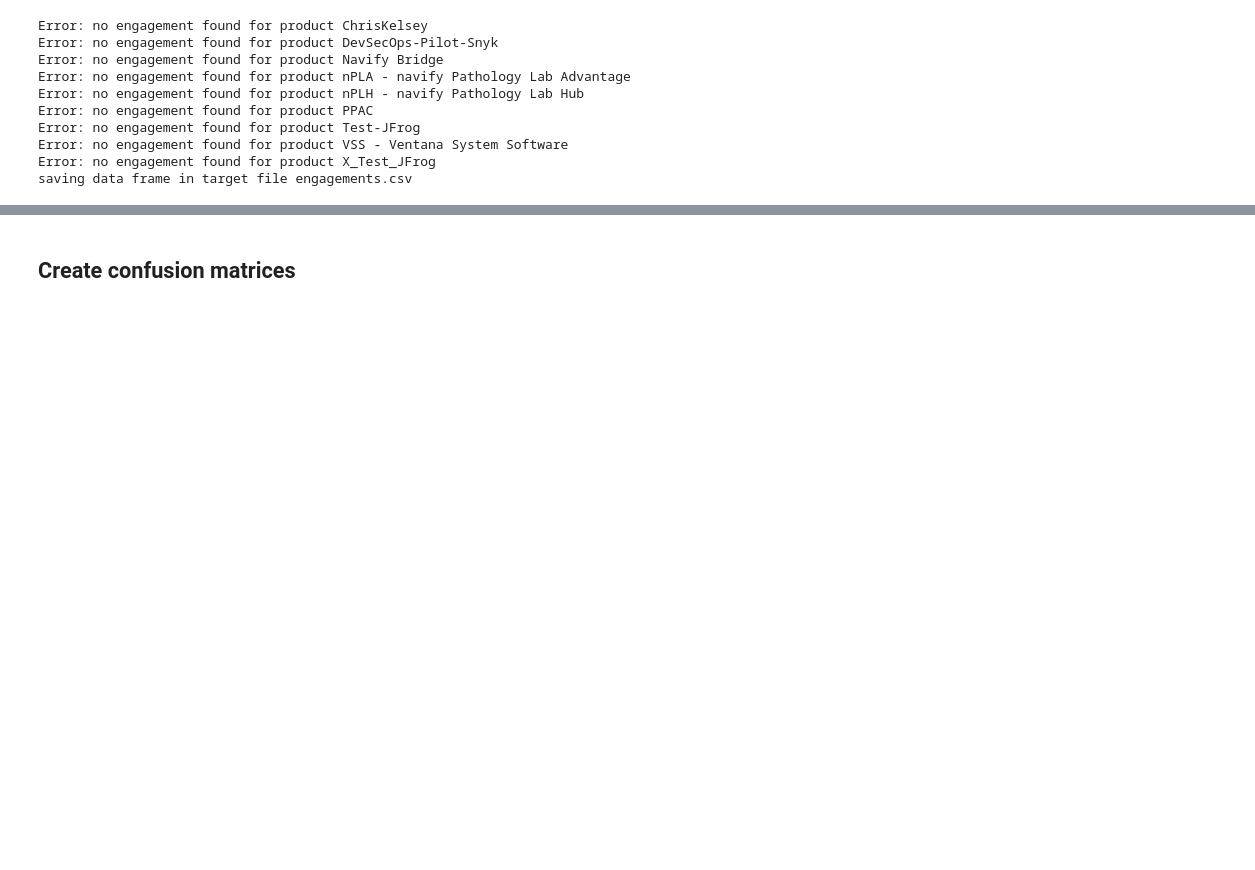
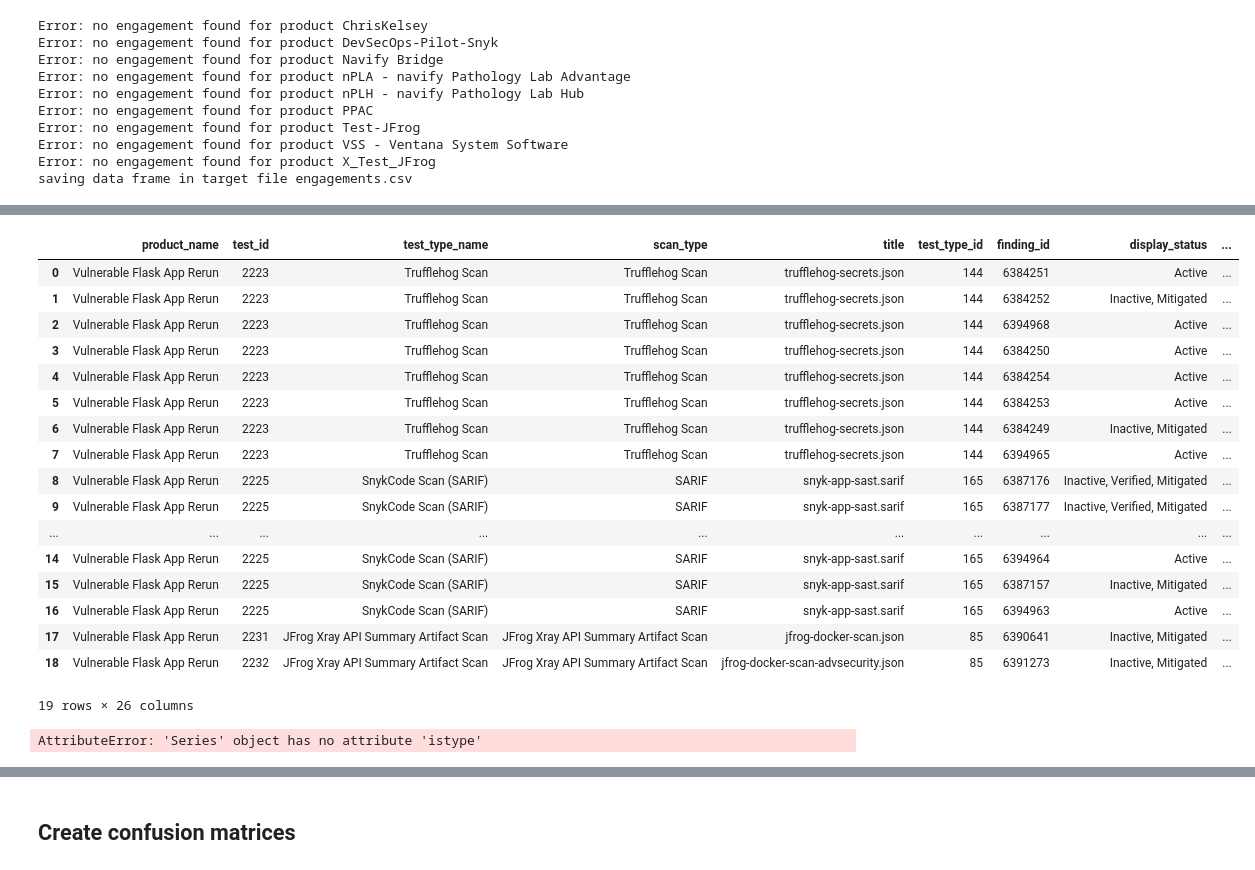
Before and after one commit to markb77/data_analysis, a Jupyter notebook: notebooks/VulnerabilityAnalyis.ipynb, the cells around one changed output, grey strips where cells are left out. Cells and saved outputs as stored; diff of their text form; code cells hidden in the pictures; blank space fills up the shorter version.

```diff
--- a/notebooks/VulnerabilityAnalyis.ipynb
+++ b/notebooks/VulnerabilityAnalyis.ipynb
@@ -255,0 +314,7 @@ saving data frame in target file engagements.csv
+# %%
+engagement_agg_df = pd.read_csv('engagements.csv')
+tests_agg_df = pd.read_csv('tests.csv')
+findings_agg_df = pd.read_csv('findings.csv')
+
+# type conversions
+findings_agg_df['line'] = pd.to_numeric(findings_agg_df['line'], errors='coerce').astype(pd.Int32Dtype())
@@ -301,0 +574,51 @@ test_df = engagement_test_df[cols]
+# %%
+# create engagement data frame for product
+ind_mask = engagement_agg_df['product_name'] == 'Vulnerable Flask App Rerun'
+eng_df = engagement_agg_df[ind_mask]
+
+# create engagement test data frame for product
+eng_test_df = pd.merge(eng_df, tests_agg_df, on='engagement_id', how='inner')
+
+# filter findings for secrets, tokens and credentials
+words_list = ['secret', 'token', 'credential', 'hash']
+pattern = '|'.join(words_list)
+findings_df = findings_agg_df.copy()
+ind_mask = findings_df['finding_title'].str.contains(pattern, regex=True, flags=re.IGNORECASE)
+findings_df = findings_df[ind_mask]
+
+# create engaagement_test_finding data frame
+eng_test_finding_df = pd.merge(eng_test_df, findings_df, on='test_id', how='inner')
+
+
+# drop columns that are not needed
+cols = ['product_name', 'test_id', 'test_type_name', 'scan_type', 'title', 'test_type_id', 'finding_id',
+        'display_status', 'finding_title', 'cwe', 'cvssv3', 'cvssv3_score', 'url', 'severity', 'description',
+        'verified', 'false_p', 'duplicate', 'out_of_scope', 'numerical_severity', 'hash_code', 'line', 'file_path',  'scanner_confidence',
+        'unique_id_from_tool', 'vuln_id_from_tool']
+eng_test_finding_df = eng_test_finding_df[cols]
+
+#
+eng_test_finding_df
+# %% [output]
+|  | product_name | test_id | test_type_name | scan_type | title | test_type_id | finding_id | display_status | ... |
+| 0 | Vulnerable Flask App Rerun | 2223 | Trufflehog Scan | Trufflehog Scan | trufflehog-secrets.json | 144 | 6384251 | Active | ... |
+| 1 | Vulnerable Flask App Rerun | 2223 | Trufflehog Scan | Trufflehog Scan | trufflehog-secrets.json | 144 | 6384252 | Inactive, Mitigated | ... |
+| 2 | Vulnerable Flask App Rerun | 2223 | Trufflehog Scan | Trufflehog Scan | trufflehog-secrets.json | 144 | 6394968 | Active | ... |
+| 3 | Vulnerable Flask App Rerun | 2223 | Trufflehog Scan | Trufflehog Scan | trufflehog-secrets.json | 144 | 6384250 | Active | ... |
+| 4 | Vulnerable Flask App Rerun | 2223 | Trufflehog Scan | Trufflehog Scan | trufflehog-secrets.json | 144 | 6384254 | Active | ... |
+| 5 | Vulnerable Flask App Rerun | 2223 | Trufflehog Scan | Trufflehog Scan | trufflehog-secrets.json | 144 | 6384253 | Active | ... |
+| 6 | Vulnerable Flask App Rerun | 2223 | Trufflehog Scan | Trufflehog Scan | trufflehog-secrets.json | 144 | 6384249 | Inactive, Mitigated | ... |
+| 7 | Vulnerable Flask App Rerun | 2223 | Trufflehog Scan | Trufflehog Scan | trufflehog-secrets.json | 144 | 6394965 | Active | ... |
+| 8 | Vulnerable Flask App Rerun | 2225 | SnykCode Scan (SARIF) | SARIF | snyk-app-sast.sarif | 165 | 6387176 | Inactive, Verified, Mitigated | ... |
+| 9 | Vulnerable Flask App Rerun | 2225 | SnykCode Scan (SARIF) | SARIF | snyk-app-sast.sarif | 165 | 6387177 | Inactive, Verified, Mitigated | ... |
+| ... | ... | ... | ... | ... | ... | ... | ... | ... | ... |
+| 14 | Vulnerable Flask App Rerun | 2225 | SnykCode Scan (SARIF) | SARIF | snyk-app-sast.sarif | 165 | 6394964 | Active | ... |
+| 15 | Vulnerable Flask App Rerun | 2225 | SnykCode Scan (SARIF) | SARIF | snyk-app-sast.sarif | 165 | 6387157 | Inactive, Mitigated | ... |
+| 16 | Vulnerable Flask App Rerun | 2225 | SnykCode Scan (SARIF) | SARIF | snyk-app-sast.sarif | 165 | 6394963 | Active | ... |
+| 17 | Vulnerable Flask App Rerun | 2231 | JFrog Xray API Summary Artifact Scan | JFrog Xray API Summary Artifact Scan | jfrog-docker-scan.json | 85 | 6390641 | Inactive, Mitigated | ... |
+| 18 | Vulnerable Flask App Rerun | 2232 | JFrog Xray API Summary Artifact Scan | JFrog Xray API Summary Artifact Scan | jfrog-docker-scan-advsecurity.json | 85 | 6391273 | Inactive, Mitigated | ... |
+19 rows × 26 columns
+# %%
+eng_test_finding_df['file_path']
+# %% [output]
+AttributeError: 'Series' object has no attribute 'istype'
```
Also changed, not shown: parts of 119 cells of this notebook, 2 other files.
